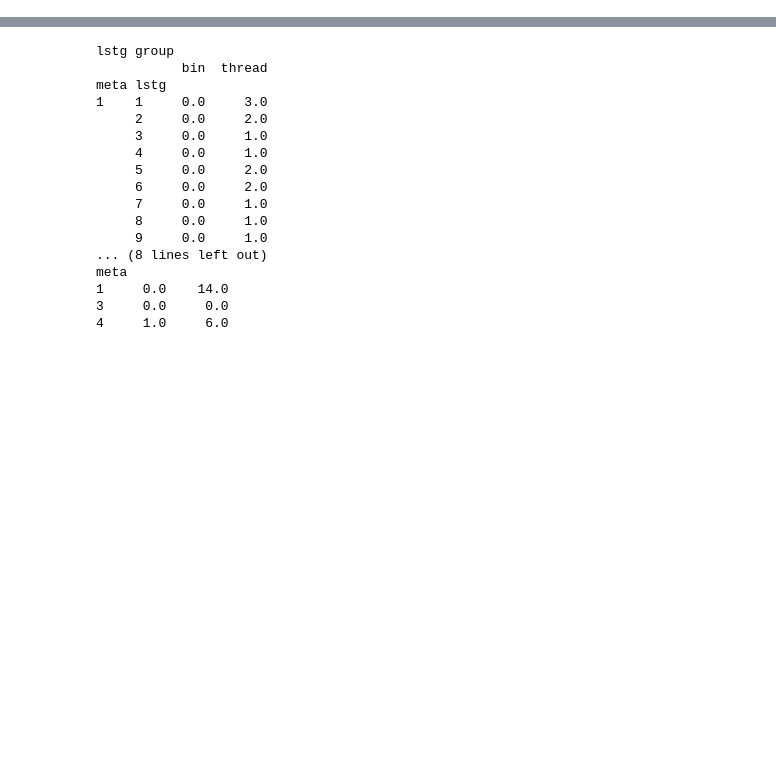
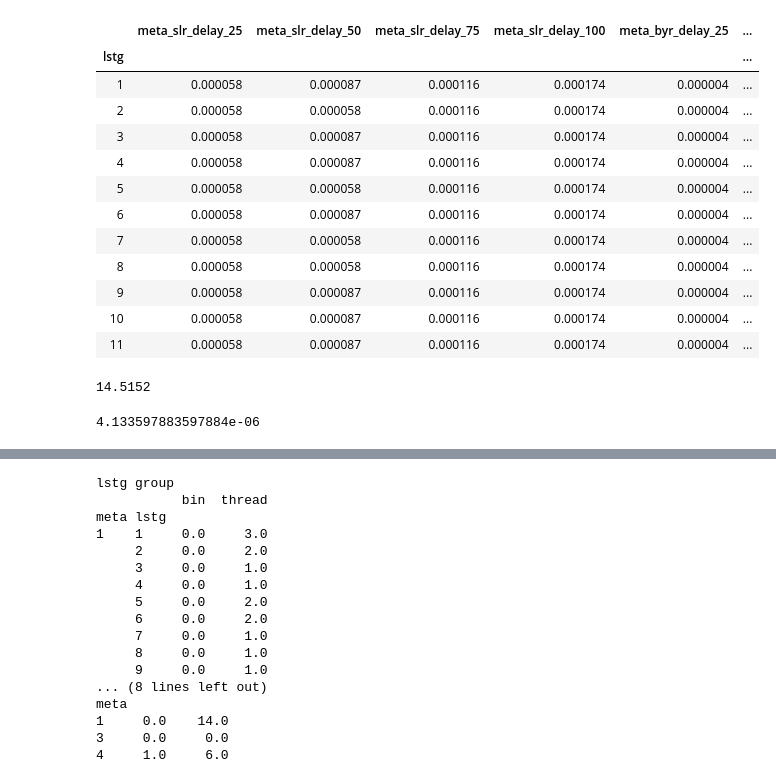
Before and after one commit to bpiv400/eBay, a Jupyter notebook: notebooks/debug_meta_feats.ipynb, the cells around one changed output, grey strips where cells are left out. Cells and saved outputs as stored; diff of their text form; code cells hidden in the pictures; blank space fills up the shorter version.

Commit message:
delay partially debugged

```diff
--- a/notebooks/debug_meta_feats.ipynb
+++ b/notebooks/debug_meta_feats.ipynb
@@ -16,8 +16,16 @@ importlib.reload(meta_time_feats_test)
 importlib.reload(processing.b_feats.time_funcs)
 importlib.reload(processing.b_feats.util)
 setup_complex_lstg = meta_time_feats_test.setup_complex_lstg
+delay_appendix_1 =  meta_time_feats_test.delay_appendix_1
+delay_appendix_2 = meta_time_feats_test.delay_appendix_2
 add_event = meta_time_feats_test.add_event
 NEW_LSTG = 'new_lstg'
 ACCEPTANCE = 'accept'
 EXPIRE_LSTG = 'expire_lstg'
 CENSORED = 'censored'
+# %%
+events = setup_complex_lstg(None, meta=1, leaf=1)
+events = delay_appendix_1(events, meta=2, leaf=1)
+events = delay_appendix_2(events, meta=3, leaf=1)
+events.index = events.index.droplevel(['cndtn', 'leaf'])
+feats = processing.b_feats.util.get_cat_feats(events, levels=['meta'], feat_ind=4)
@@ -23,0 +50,20 @@ CENSORED = 'censored'
+# %%
+feats
+# %% [output]
+|  | meta_slr_delay_25 | meta_slr_delay_50 | meta_slr_delay_75 | meta_slr_delay_100 | meta_byr_delay_25 | ... |
+| lstg |  |  |  |  |  | ... |
+| 1 | 0.000058 | 0.000087 | 0.000116 | 0.000174 | 0.000004 | ... |
+| 2 | 0.000058 | 0.000058 | 0.000116 | 0.000174 | 0.000004 | ... |
+| 3 | 0.000058 | 0.000087 | 0.000116 | 0.000174 | 0.000004 | ... |
+| 4 | 0.000058 | 0.000087 | 0.000116 | 0.000174 | 0.000004 | ... |
+| 5 | 0.000058 | 0.000058 | 0.000116 | 0.000174 | 0.000004 | ... |
+| 6 | 0.000058 | 0.000087 | 0.000116 | 0.000174 | 0.000004 | ... |
+| 7 | 0.000058 | 0.000058 | 0.000116 | 0.000174 | 0.000004 | ... |
+| 8 | 0.000058 | 0.000058 | 0.000116 | 0.000174 | 0.000004 | ... |
+| 9 | 0.000058 | 0.000087 | 0.000116 | 0.000174 | 0.000004 | ... |
+| 10 | 0.000058 | 0.000087 | 0.000116 | 0.000174 | 0.000004 | ... |
+| 11 | 0.000058 | 0.000087 | 0.000116 | 0.000174 | 0.000004 | ... |
+# %%
+.000012 * MAX_DELAY['byr']
+# %% [output]
+14.5152
@@ -24,3 +72,7 @@ CENSORED = 'censored'
+# %%
+np.nanquantile(test, q=.25, interpolation='lower')
+# %% [output]
+4.133597883597884e-06
 # %%
 events = setup_complex_lstg(None, meta=1, leaf=1)
 
```
Also changed, not shown: parts of 11 cells of this notebook, 2 other files.
